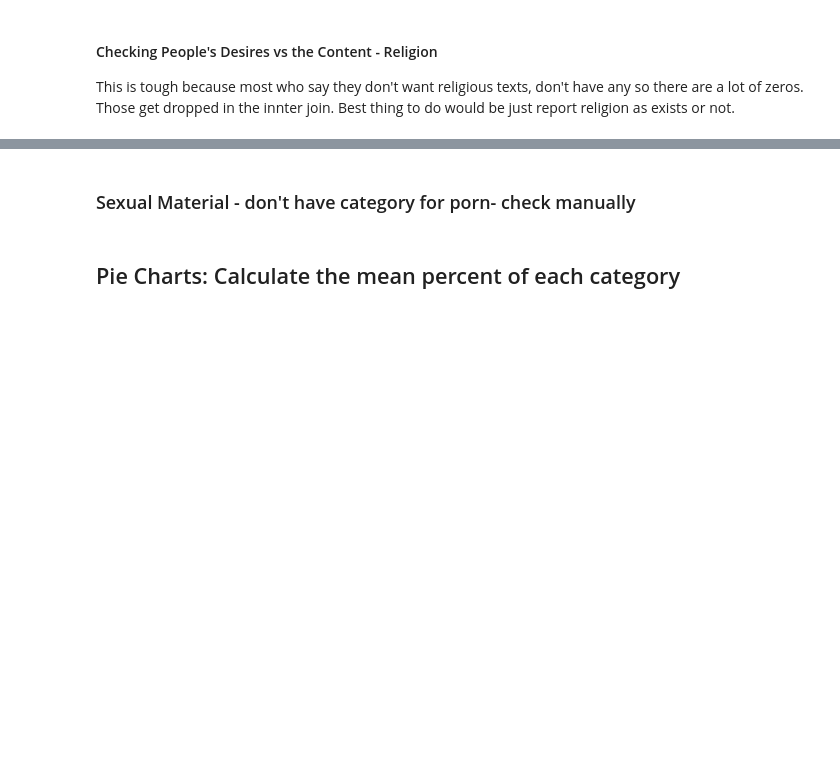
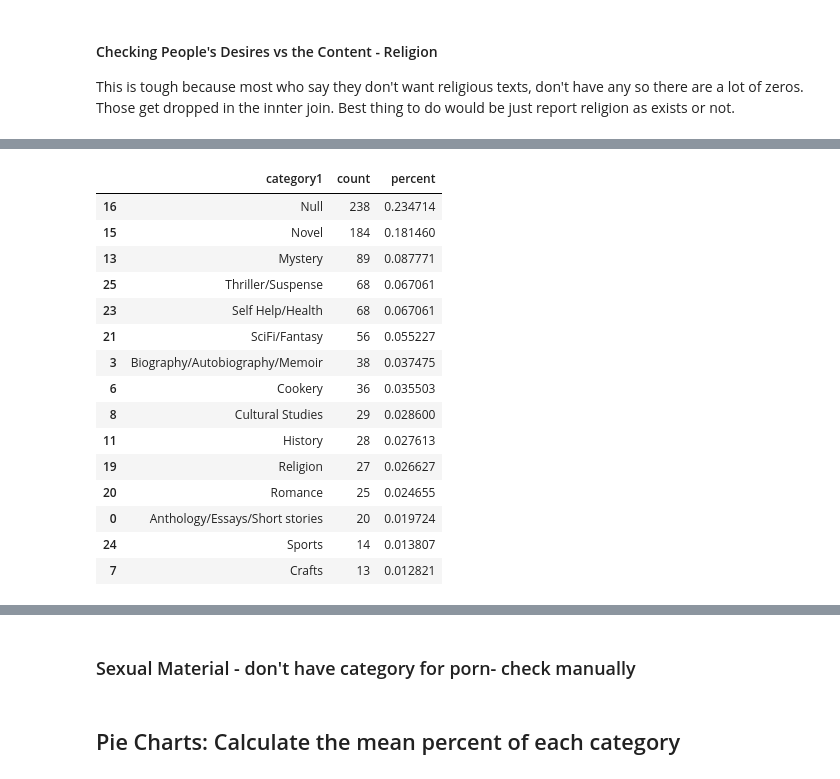
Before and after one commit to amckennafoster/seattle-littlefreelibrary, a Jupyter notebook: code/LFL-Analysis.ipynb, the cells around one changed output, grey strips where cells are left out. Saved outputs shown, nothing was run; the diff lists cells and outputs as text; code cells hidden in the pictures; blank space fills up the shorter version.

```diff
--- a/code/LFL-Analysis.ipynb
+++ b/code/LFL-Analysis.ipynb
@@ -756,6 +787,35 @@ collections = bksctstat[['collection']]
 #Merge to add the collections with no religious material and then convert NaNs to zero
 percentsrel = pd.merge(collections, bkscatstatrel, on='collection', how='outer')
 percentsrel.fillna(0, inplace = True)
+# %%
+#For overall percent religious material
+#Get percents for each category
+#Group by category
+bksoverallpercent = bks.groupby(['category1'])['count'].sum().reset_index()
+#Get total
+bkscatTotal = bks['count'].sum()
+#create a percent column
+bksoverallpercent['percent'] = bksoverallpercent['count']/bkscatTotal
+#Sort by the percent
+bksoverallpercent.sort_values(by='percent', ascending=False, inplace=True)
+bksoverallpercent.head(15)
+# %% [output]
+|  | category1 | count | percent |
+| 16 | Null | 238 | 0.234714 |
+| 15 | Novel | 184 | 0.181460 |
+| 13 | Mystery | 89 | 0.087771 |
+| 25 | Thriller/Suspense | 68 | 0.067061 |
+| 23 | Self Help/Health | 68 | 0.067061 |
+| 21 | SciFi/Fantasy | 56 | 0.055227 |
+| 3 | Biography/Autobiography/Memoir | 38 | 0.037475 |
+| 6 | Cookery | 36 | 0.035503 |
+| 8 | Cultural Studies | 29 | 0.028600 |
+| 11 | History | 28 | 0.027613 |
+| 19 | Religion | 27 | 0.026627 |
+| 20 | Romance | 25 | 0.024655 |
+| 0 | Anthology/Essays/Short stories | 20 | 0.019724 |
+| 24 | Sports | 14 | 0.013807 |
+| 7 | Crafts | 13 | 0.012821 |
 # %%
 #Average percent religious books in lfls incl zeros
 percentsrel['percent'].mean()
```
Also changed, not shown: parts of 55 cells of this notebook, 14 other files.
